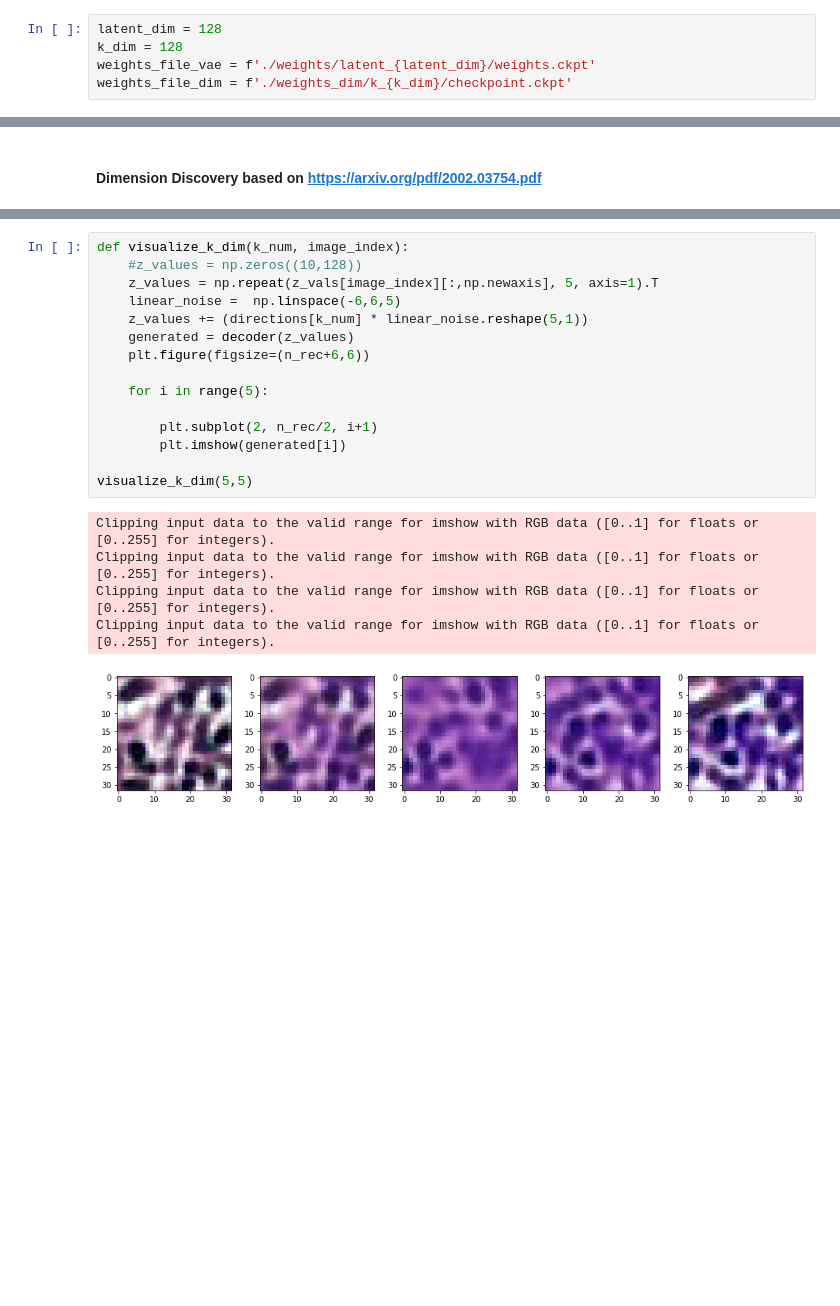
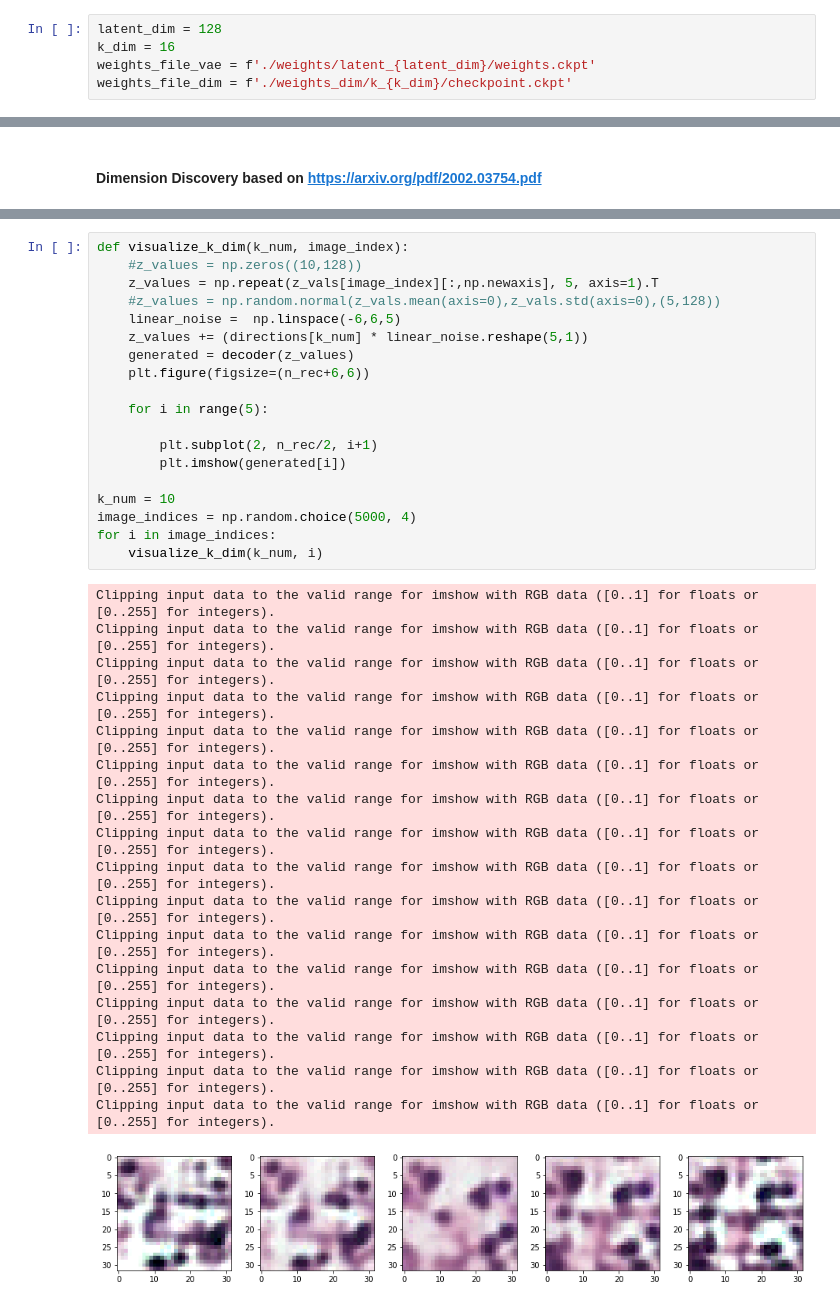
Before and after one commit to theodore-evans/histo-vae, a Jupyter notebook: VAE Dimension Discovery.ipynb, the cells around one changed output, grey strips where cells are left out. Saved outputs shown, nothing was run; the diff lists cells and outputs as text; blank space fills up the shorter version.

Commit message:
Add adjustable k dim and multiple image sample perturbations

```diff
--- a/VAE Dimension Discovery.ipynb
+++ b/VAE Dimension Discovery.ipynb
@@ -8,7 +8,7 @@ from tensorflow.keras.constraints import UnitNorm
 import pandas as pd
 # %%
 latent_dim = 128
-k_dim = 128
+k_dim = 16
 weights_file_vae = f'./weights/latent_{latent_dim}/weights.ckpt'
 weights_file_dim = f'./weights_dim/k_{k_dim}/checkpoint.ckpt'
 # %%
@@ -323,21 +306,37 @@ array([ 0.14599916, -0.09699649,  0.01559975, -0.14472188,  0.15173303,
 # %%
 def visualize_k_dim(k_num, image_index):
     #z_values = np.zeros((10,128))
     z_values = np.repeat(z_vals[image_index][:,np.newaxis], 5, axis=1).T
+    #z_values = np.random.normal(z_vals.mean(axis=0),z_vals.std(axis=0),(5,128))
     linear_noise =  np.linspace(-6,6,5)
     z_values += (directions[k_num] * linear_noise.reshape(5,1))
     generated = decoder(z_values)
     plt.figure(figsize=(n_rec+6,6))
 
     for i in range(5):
 
         plt.subplot(2, n_rec/2, i+1)
         plt.imshow(generated[i])
 
-visualize_k_dim(5,5)
+k_num = 10
+image_indices = np.random.choice(5000, 4)
+for i in image_indices:
+    visualize_k_dim(k_num, i)
 # %% [output]
 Clipping input data to the valid range for imshow with RGB data ([0..1] for floats or [0..255] for integers).
 Clipping input data to the valid range for imshow with RGB data ([0..1] for floats or [0..255] for integers).
 Clipping input data to the valid range for imshow with RGB data ([0..1] for floats or [0..255] for integers).
 Clipping input data to the valid range for imshow with RGB data ([0..1] for floats or [0..255] for integers).
+Clipping input data to the valid range for imshow with RGB data ([0..1] for floats or [0..255] for integers).
+Clipping input data to the valid range for imshow with RGB data ([0..1] for floats or [0..255] for integers).
+Clipping input data to the valid range for imshow with RGB data ([0..1] for floats or [0..255] for integers).
+Clipping input data to the valid range for imshow with RGB data ([0..1] for floats or [0..255] for integers).
+Clipping input data to the valid range for imshow with RGB data ([0..1] for floats or [0..255] for integers).
+Clipping input data to the valid range for imshow with RGB data ([0..1] for floats or [0..255] for integers).
+Clipping input data to the valid range for imshow with RGB data ([0..1] for floats or [0..255] for integers).
+Clipping input data to the valid range for imshow with RGB data ([0..1] for floats or [0..255] for integers).
+Clipping input data to the valid range for imshow with RGB data ([0..1] for floats or [0..255] for integers).
+Clipping input data to the valid range for imshow with RGB data ([0..1] for floats or [0..255] for integers).
+Clipping input data to the valid range for imshow with RGB data ([0..1] for floats or [0..255] for integers).
+Clipping input data to the valid range for imshow with RGB data ([0..1] for floats or [0..255] for integers).
-[figure, old version]
+[figure, new version]
```
Also changed, not shown: parts of 7 cells of this notebook, 1 other file.
